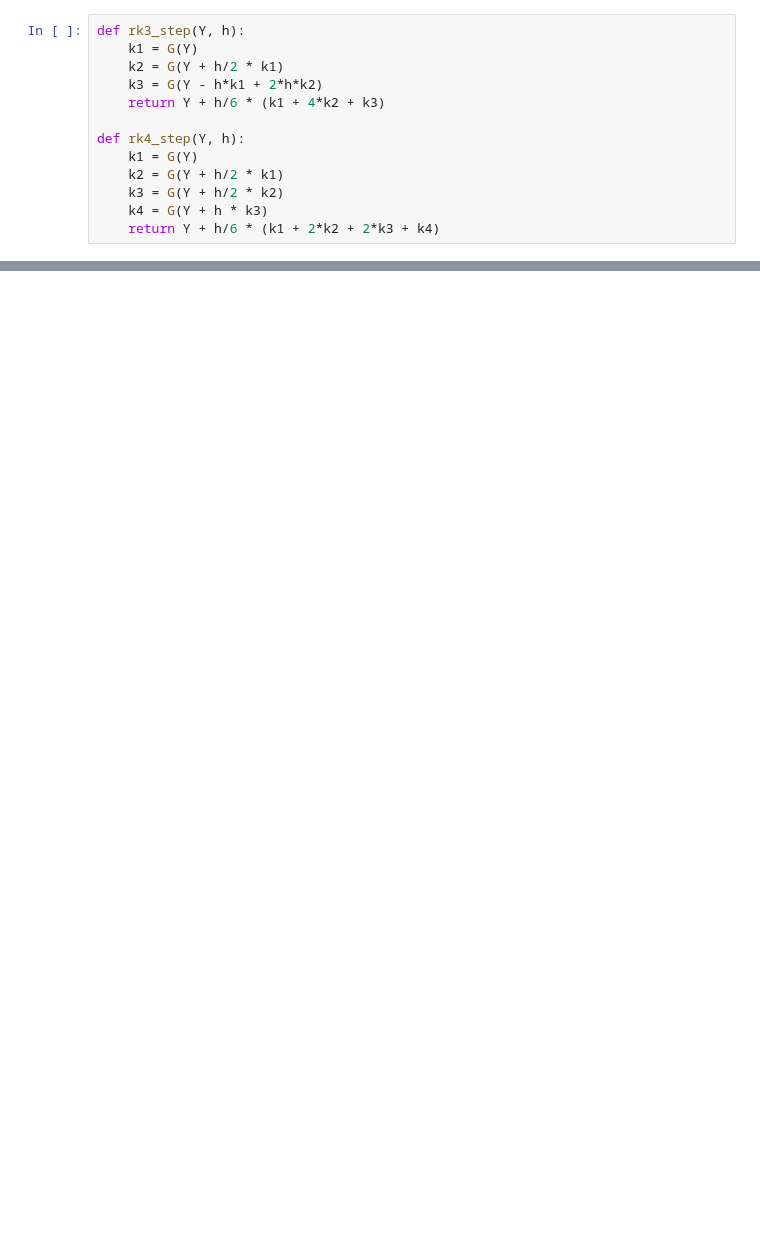
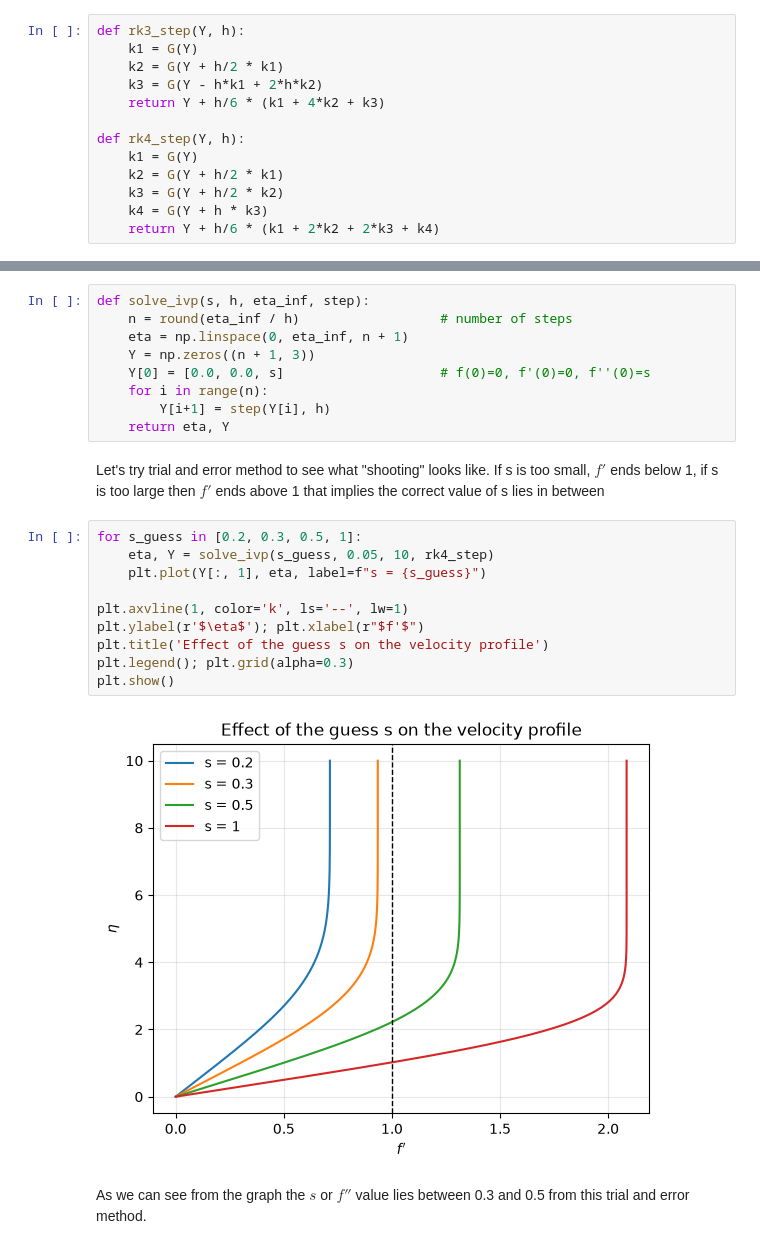
Before and after one commit to Kalyanaraama/AE801_2026, a Jupyter notebook: numode_bvp/Kalyana Raama Bheema- BVP.ipynb, the cells around one changed output, grey strips where cells are left out. Saved outputs shown, nothing was run; the diff lists cells and outputs as text; blank space fills up the shorter version.

Commit message:
Added Shooting guess with corrections

```diff
--- a/numode_bvp/Kalyana Raama Bheema- BVP.ipynb
+++ b/numode_bvp/Kalyana Raama Bheema- BVP.ipynb
@@ -73,0 +87,26 @@ def rk4_step(Y, h):
+# %%
+def solve_ivp(s, h, eta_inf, step):
+    n = round(eta_inf / h)                  # number of steps
+    eta = np.linspace(0, eta_inf, n + 1)
+    Y = np.zeros((n + 1, 3))
+    Y[0] = [0.0, 0.0, s]                    # f(0)=0, f'(0)=0, f''(0)=s
+    for i in range(n):
+        Y[i+1] = step(Y[i], h)
+    return eta, Y
+# %% [markdown]
+Let's try trial and error method to see what "shooting" looks like. If
+s is too small, $f'$ ends below 1, if s is too large then $f'$ ends above 1 that implies the correct value of s lies in between
+# %%
+for s_guess in [0.2, 0.3, 0.5, 1]:
+    eta, Y = solve_ivp(s_guess, 0.05, 10, rk4_step)
+    plt.plot(Y[:, 1], eta, label=f"s = {s_guess}")
+
+plt.axvline(1, color='k', ls='--', lw=1)
+plt.ylabel(r'$\eta$'); plt.xlabel(r"$f'$")
+plt.title('Effect of the guess s on the velocity profile')
+plt.legend(); plt.grid(alpha=0.3)
+plt.show()
+# %% [output]
+[figure, added]
+# %% [markdown]
+As we can see from the graph the $s$ or $f''$ value lies between 0.3 and 0.5 from this trial and error method.
```
Also changed, not shown: parts of 3 cells of this notebook.
